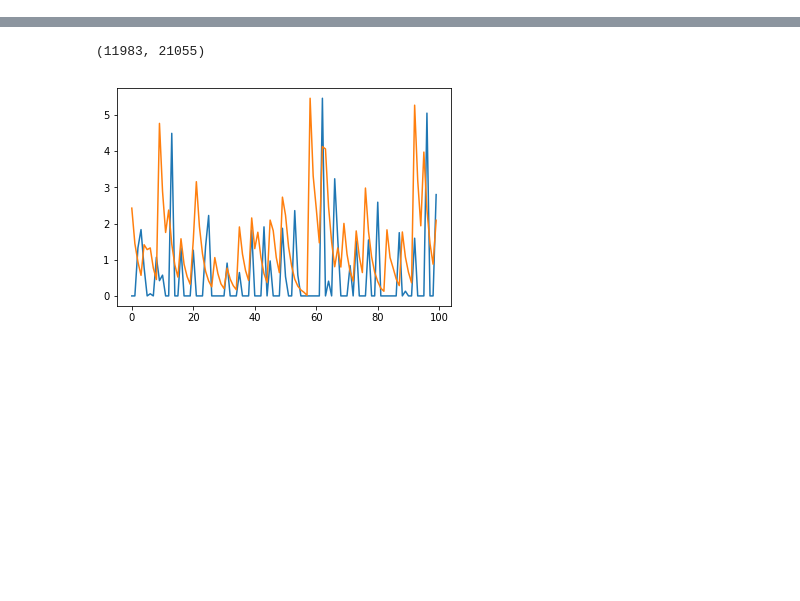
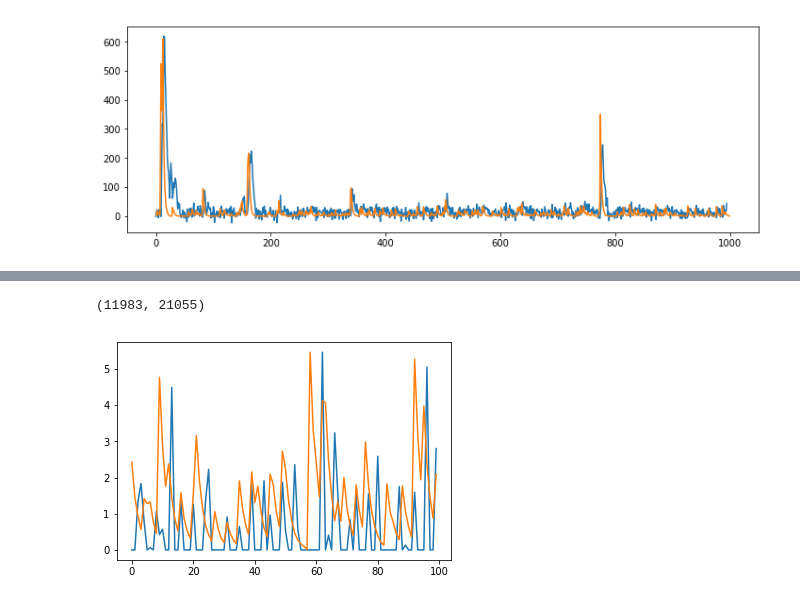
Before and after one commit to JaneliaMLCourse/JaneliaMLCourse, a Jupyter notebook: lecture_6/lecture6_tutorial.ipynb, the cells around one changed output, grey strips where cells are left out. Saved outputs shown, nothing was run; the diff lists cells and outputs as text; code cells hidden in the pictures; blank space fills up the shorter version.

```diff
--- a/lecture_6/lecture6_tutorial.ipynb
+++ b/lecture_6/lecture6_tutorial.ipynb
@@ -61,12 +91,14 @@ Frec = np.convolve(sp, flt)
 # %%
 # visualize the reconstruction for neuron iN
-iN = 100
+iN = 1
 timerange = np.arange(0, 1000)
 
 plt.figure(figsize=(12,4))
+plt.plot(F0[iN,timerange[ops['fs']:]]/5)
 plt.plot(Frec[iN,timerange])
-plt.plot(F0[iN,timerange])
 plt.show()
+# %% [output]
+[figure, added]
 # %%
 # ready to build some models!
 # use T consecutive samples to predict the T+1-th sample
```
Also changed, not shown: parts of 21 cells of this notebook.
